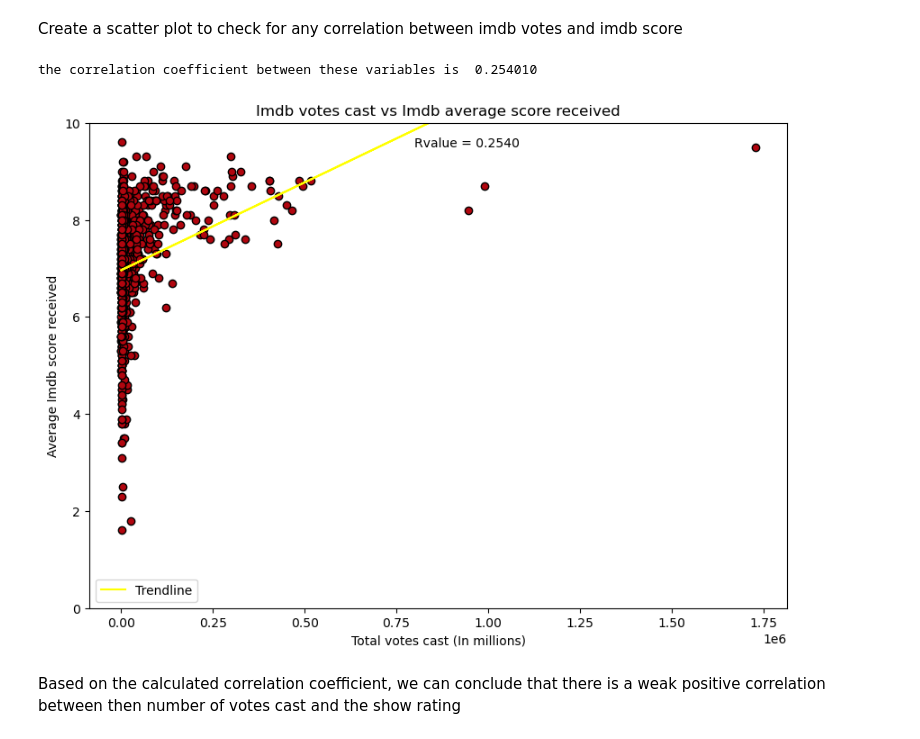
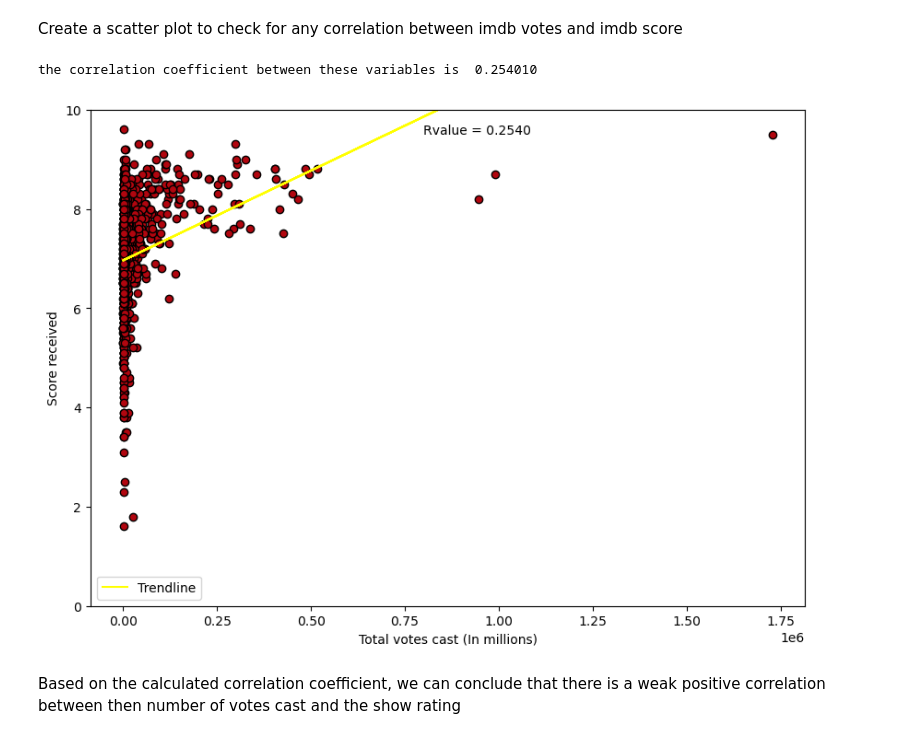
Before and after one commit to NidaB-C/NetflixEDA, a Jupyter notebook: 03_imdb_scores_votes_genres.ipynb, the cells around one changed output. Cells and saved outputs as stored; diff of their text form; code cells hidden in the pictures.

```diff
--- a/03_imdb_scores_votes_genres.ipynb
+++ b/03_imdb_scores_votes_genres.ipynb
@@ -177,24 +177,23 @@ Create a scatter plot to check for any correlation between imdb votes and imdb s
 # %%
 
 plt.scatter(cq4_df['imdb_votes'],cq4_df["imdb_score"],c='#B1060F',edgecolor='k');
 
 slope, intercept, rvalue, pvalue, stderr = st.linregress(q4_df['imdb_votes'],q4_df["imdb_score"])
 plt.plot(q4_df['imdb_votes'],slope*q4_df['imdb_votes']+intercept,color='yellow',label='Trendline')
 plt.xlabel("Total votes cast (In millions)")
-plt.ylabel("Average Imdb score received")
+plt.ylabel("Score received")
 plt.ylim(0,10)
 plt.legend()
-plt.title("Imdb votes cast vs Imdb average score received")
 plt.annotate("Rvalue = 0.2540", (800000,9.5))
 plt.rcParams['figure.figsize'] = [10, 7]
 
 
 print(f"the correlation coefficient between these variables is {rvalue: 3f}")
 
-plt.savefig('Images/03_E_3_Scatter_of_votes_vs_scores.png')
+plt.savefig('../Images/03_E_3_Scatter_of_votes_vs_scores.png')
 # %% [output]
 the correlation coefficient between these variables is  0.254010
-[figure, old version]
+[figure, new version]
 # %% [markdown]
 Based on the calculated correlation coefficient, we can conclude that there is a weak positive correlation between then number of votes cast and the show rating
 # %%
```
Also changed, not shown: parts of 9 cells of this notebook, 2 other files.
